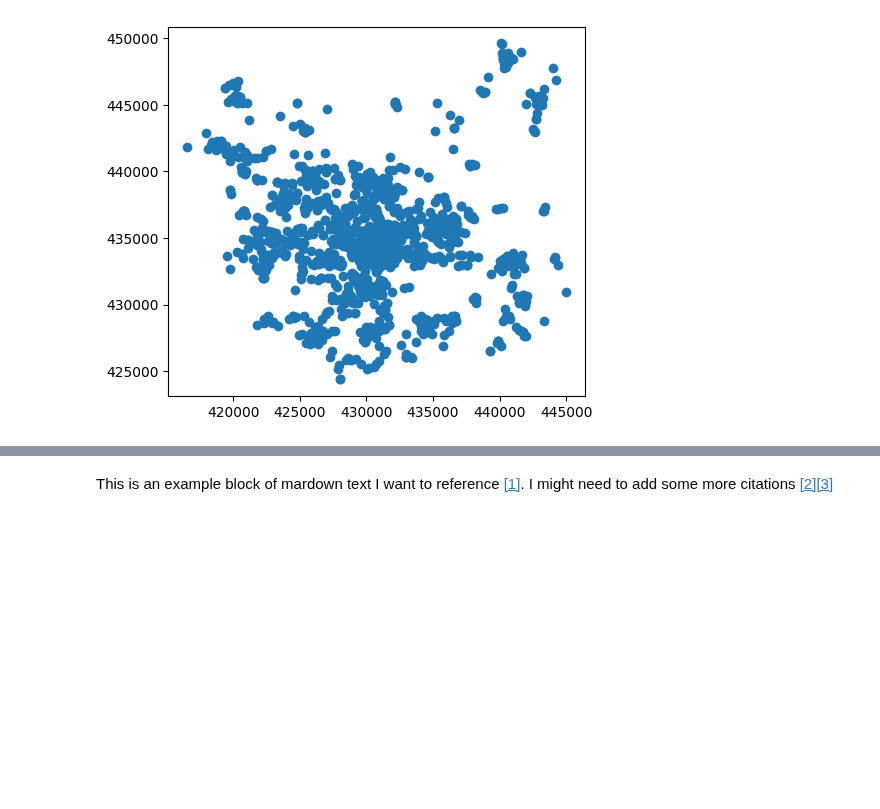
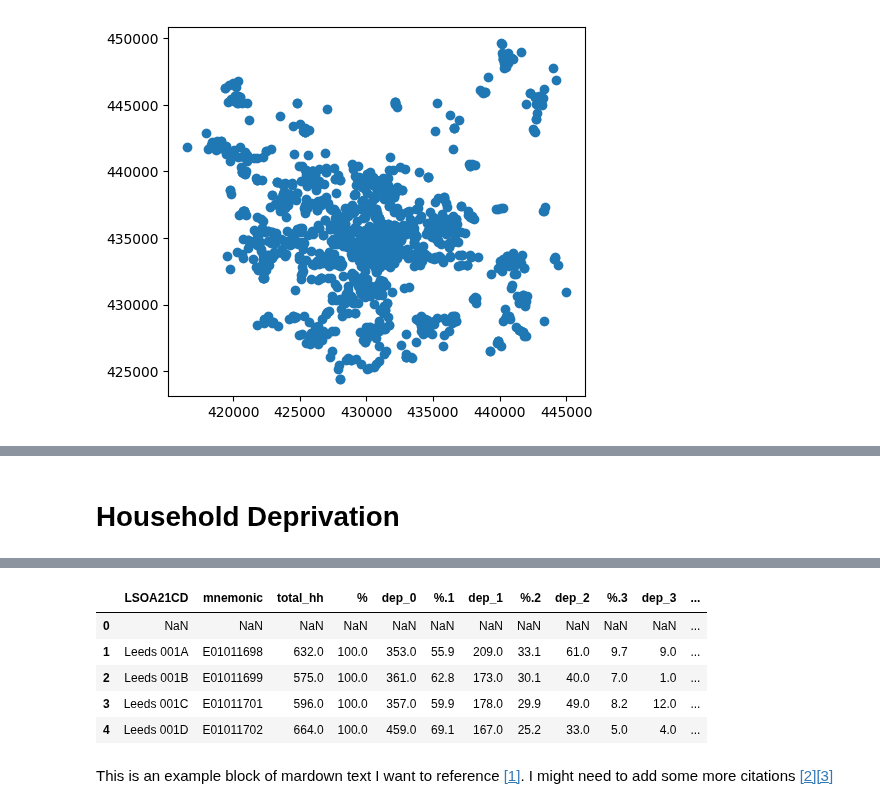
Before and after one commit to smtz0472/GEOG5415, a Jupyter notebook: notebooks/assignment_templates/GEOG5990M_Final_Project_template.ipynb, the cells around one changed output, grey strips where cells are left out. Saved outputs shown, nothing was run; the diff lists cells and outputs as text; code cells hidden in the pictures; blank space fills up the shorter version.

```diff
--- a/notebooks/assignment_templates/GEOG5990M_Final_Project_template.ipynb
+++ b/notebooks/assignment_templates/GEOG5990M_Final_Project_template.ipynb
@@ -214,3 +299,5 @@ service_gdf.plot()
+# %% [markdown]
+# **Household Deprivation**
 # %%
 deprivation=pd.read_csv('/content/household_deprivation.csv')
 # %%
@@ -222,6 +309,25 @@ deprivation.head(5)
 | 2 | Leeds 001B | E01011699 | 575.0 | 100.0 | 361.0 | 62.8 | ... |
 | 3 | Leeds 001C | E01011701 | 596.0 | 100.0 | 357.0 | 59.9 | ... |
 | 4 | Leeds 001D | E01011702 | 664.0 | 100.0 | 459.0 | 69.1 | ... |
+# %%
+deprivation_clean = deprivation.rename(columns={
+    '2021 super output area - lower layer': 'LSOA21CD',
+    'Total: All households': 'total_hh',
+    'Household is not deprived in any dimension': 'dep_0',
+    'Household is deprived in one dimension': 'dep_1',
+    'Household is deprived in two dimensions': 'dep_2',
+    'Household is deprived in three dimensions': 'dep_3',
+    'Household is deprived in four dimensions': 'dep_4'}).copy()
+deprivation=deprivation_clean
+# %%
+deprivation.head(5)
+# %% [output]
+|  | LSOA21CD | mnemonic | total_hh | % | dep_0 | %.1 | dep_1 | %.2 | dep_2 | %.3 | dep_3 | ... |
+| 0 | NaN | NaN | NaN | NaN | NaN | NaN | NaN | NaN | NaN | NaN | NaN | ... |
+| 1 | Leeds 001A | E01011698 | 632.0 | 100.0 | 353.0 | 55.9 | 209.0 | 33.1 | 61.0 | 9.7 | 9.0 | ... |
+| 2 | Leeds 001B | E01011699 | 575.0 | 100.0 | 361.0 | 62.8 | 173.0 | 30.1 | 40.0 | 7.0 | 1.0 | ... |
+| 3 | Leeds 001C | E01011701 | 596.0 | 100.0 | 357.0 | 59.9 | 178.0 | 29.9 | 49.0 | 8.2 | 12.0 | ... |
+| 4 | Leeds 001D | E01011702 | 664.0 | 100.0 | 459.0 | 69.1 | 167.0 | 25.2 | 33.0 | 5.0 | 4.0 | ... |
 # %% [markdown]
 This is an example block of mardown text I want to reference <a href="#ref1">[1]</a>. I might need to add some more citations <a href="#ref2">[2]</a><a href="#ref2">[3]</a>
 # %% [markdown]
```
Also changed, not shown: parts of 21 cells of this notebook.
